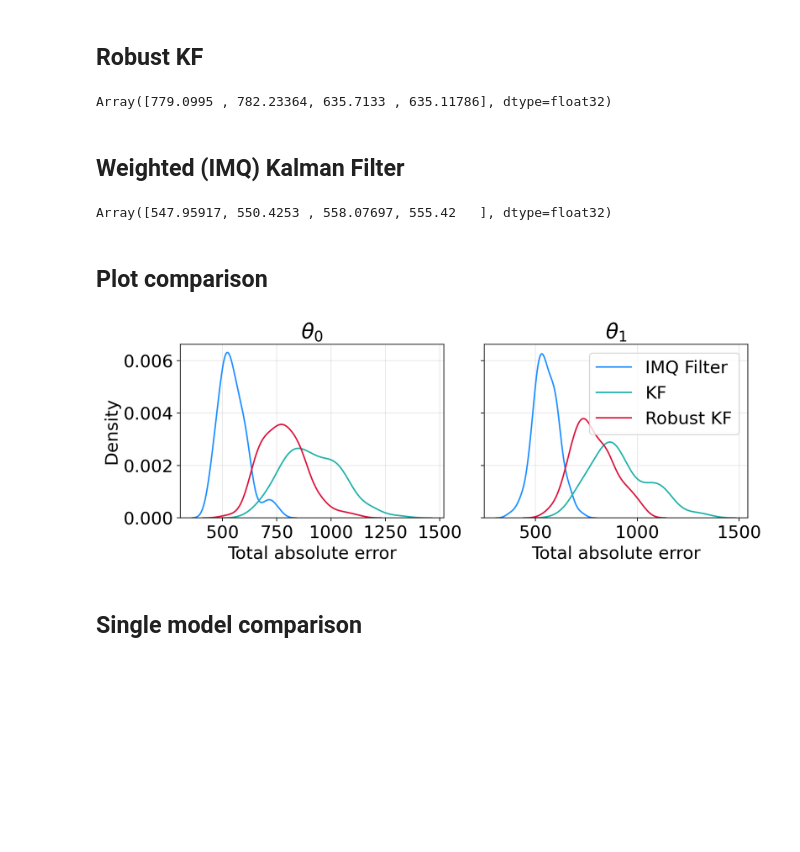
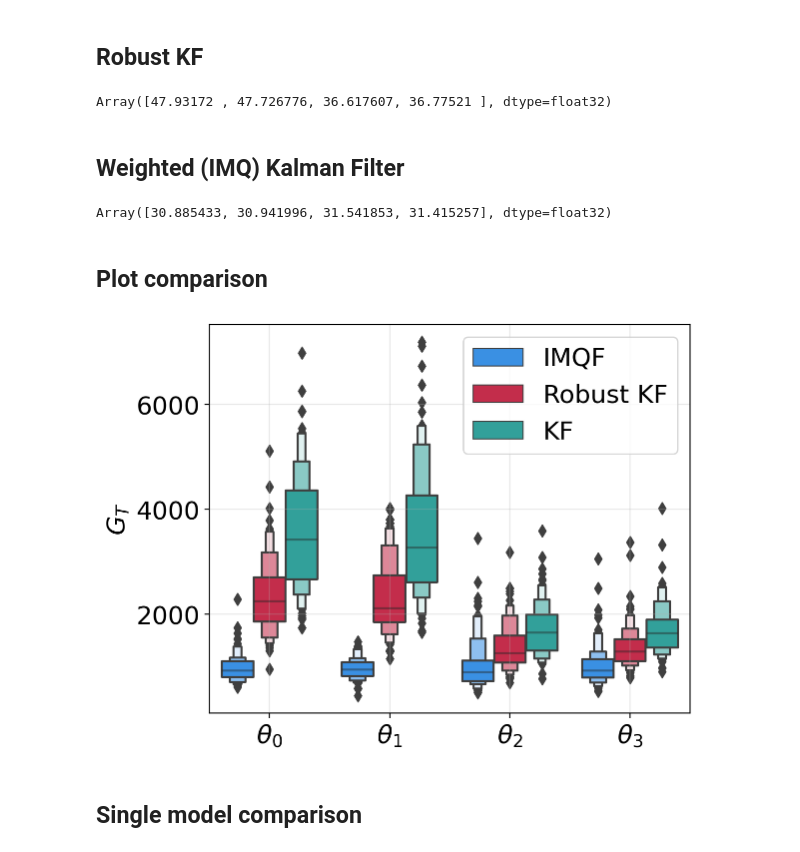
Before and after one commit to gerdm/weighted-likelihood-filter, a Jupyter notebook: experiments/2d-tracking-outlier-covariance.ipynb, the cells around one changed output. Cells and saved outputs as stored; diff of their text form; code cells hidden in the pictures; blank space fills up the shorter version.

Commit message:
feat: 2d-tracking-outlier

```diff
--- a/experiments/2d-tracking-outlier-covariance.ipynb
+++ b/experiments/2d-tracking-outlier-covariance.ipynb
@@ -112,10 +118,10 @@ _, hist_bel_rkf_runs = vscan(
     init_bel, yv, dgen.projection_matrix
 )
 # %%
-diff_rkf = jnp.abs(hist_bel_rkf_runs - datasets["latent"])
-diff_rkf.sum(axis=1).mean(axis=0)
+diff_rkf = jnp.power(hist_bel_rkf_runs - datasets["latent"], 2)
+jnp.sqrt(diff_rkf.sum(axis=1)).mean(axis=0)
 # %% [output]
-Array([779.0995 , 782.23364, 635.7133 , 635.11786], dtype=float32)
+Array([47.93172 , 47.726776, 36.617607, 36.77521 ], dtype=float32)
 # %% [markdown]
 ## Weighted (IMQ) Kalman Filter
 # %%
@@ -143,29 +149,49 @@ _, hist_bel_imq_runs = vscan(
     init_bel, yv, jnp.ones(n_steps)
 )
 # %%
-diff_imq = jnp.abs(hist_bel_imq_runs - datasets["latent"])
-diff_imq.sum(axis=1).mean(axis=0)
+diff_imq = jnp.power(hist_bel_imq_runs - datasets["latent"], 2)
+jnp.sqrt(diff_imq.sum(axis=1)).mean(axis=0)
 # %% [output]
-Array([547.95917, 550.4253 , 558.07697, 555.42   ], dtype=float32)
+Array([30.885433, 30.941996, 31.541853, 31.415257], dtype=float32)
 # %% [markdown]
 ## Plot comparison
-# %%
-fig, ax = plt.subplots(1, 2, figsize=(10, 4), sharey=True)
-
-for i in range(2):
-    sns.kdeplot(diff_imq.sum(axis=1)[:, i], color="dodgerblue", label="IMQ Filter", ax=ax[i])
-    # sns.kdeplot(diff_wsm.sum(axis=1)[:, i], color="dodgerblue",label="WSMF", ax=ax[i])
-    sns.kdeplot(diff_kf.sum(axis=1)[:, i], color="lightseagreen", label="KF", ax=ax[i])
-    # sns.kdeplot(diff_ting.sum(axis=1)[:, i], color="orchid", label="Ting", ax=ax[i])
-    sns.kdeplot(diff_rkf.sum(axis=1)[:, i], color="crimson", label="Robust KF", ax=ax[i])
-    ax[i].set_title(fr"$\theta_{i}$")
-    ax[i].set_xlabel("Total absolute error")
-    ax[i].grid(alpha=0.3)
-ax[1].legend()
-plt.tight_layout()
-plt.savefig("./figures/2d-ssm-comparison.pdf")
-# %% [output]
-[figure, removed]
+# %%
+part_imq = pd.DataFrame(np.array(diff_imq.sum(axis=1))).melt()
+part_imq["method"] = "IMQF"
+
+part_rkf = pd.DataFrame(np.array(diff_rkf.sum(axis=1))).melt()
+part_rkf["method"] = "Robust KF"
+
+part_kf = pd.DataFrame(np.array(diff_kf.sum(axis=1))).melt()
+part_kf["method"] = "KF"
+# %%
+diff_df = pd.concat([part_imq, part_rkf, part_kf], axis=0)
+diff_df = diff_df.rename(
+    {
+        "variable": "state",
+        "value": "error"
+    },
+    axis=1
+)
+
+diff_df["state"] = diff_df["state"].apply(lambda x: rf"$\theta_{x}$")
+# %%
+sns.boxenplot(
+    y="error",
+    x="state",
+    hue="method",
+    data=diff_df,
+    palette=cmap,
+    # hue_order=cmap.keys()
+)
+plt.legend()
+plt.xlabel("")
+plt.ylabel("$G_T$")
+plt.grid(alpha=0.3)
+plt.tight_layout()
+plt.savefig("./figures/2d-ssm-comparison-outlier-covariance.pdf")
+# %% [output]
+[figure, added]
 # %% [markdown]
 ## Single model comparison
 # %%
```
Also changed, not shown: parts of 5 cells of this notebook, 1 other file.
